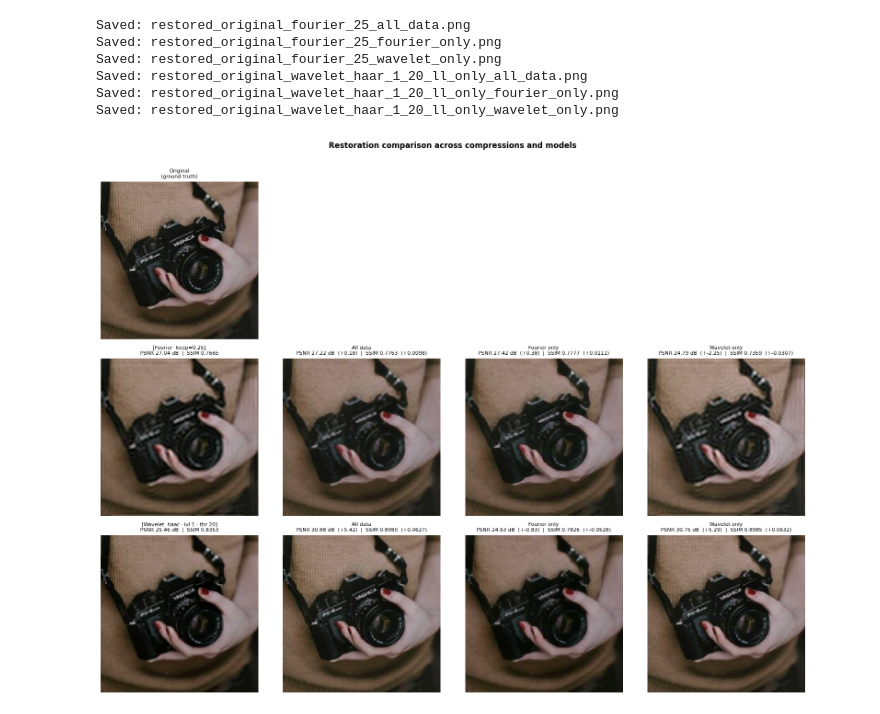
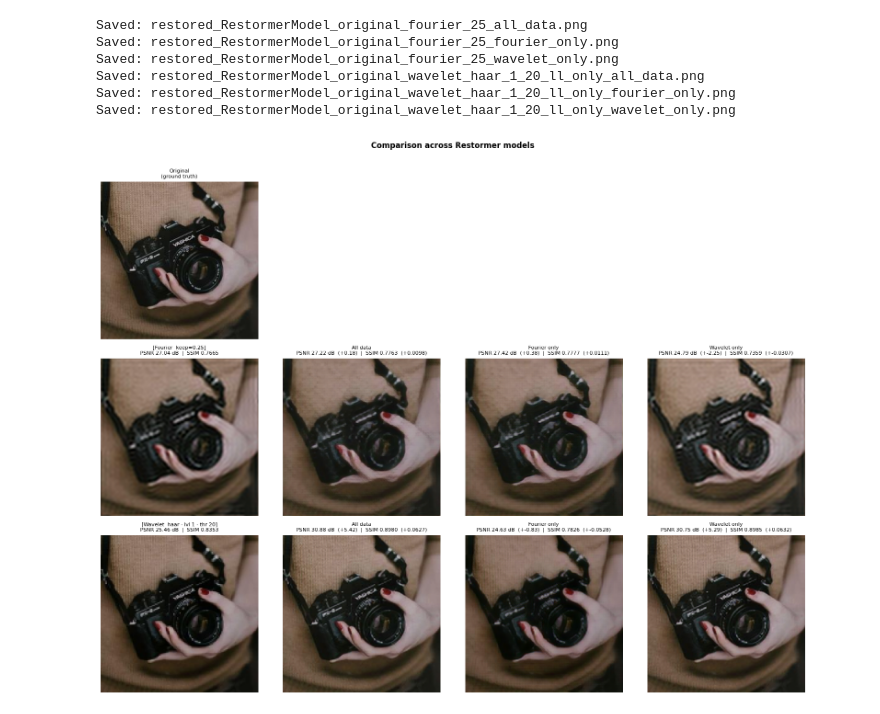
Before and after one commit to enrico-favale/deep-image-restoration, a Jupyter notebook: notebooks/05_restormer_inference_test.ipynb, the cells around one changed output. Drawn from its saved outputs; the diff is of its cells as text; code cells hidden in the pictures.

Commit message:
Better inference names

```diff
--- a/notebooks/05_restormer_inference_test.ipynb
+++ b/notebooks/05_restormer_inference_test.ipynb
@@ -73,32 +73,34 @@ for compressed in [compressed_fourier, compressed_wavelet]:
             model=model_instance,
             device="cpu",
         )
-        out_name = make_output_name(compressed, checkpoint_path, MODEL_SAVE_LABELS)
+        out_name = make_output_name(compressed, checkpoint_path, model_instance.__class__.__name__, MODEL_SAVE_LABELS)
         restored.save(INFERENCE_DIR / out_name)
         print(f"Saved: {out_name}")
 # %% [output]
-Saved: restored_original_fourier_25_all_data.png
-Saved: restored_original_fourier_25_fourier_only.png
-Saved: restored_original_fourier_25_wavelet_only.png
-Saved: restored_original_wavelet_haar_1_20_ll_only_all_data.png
-Saved: restored_original_wavelet_haar_1_20_ll_only_fourier_only.png
-Saved: restored_original_wavelet_haar_1_20_ll_only_wavelet_only.png
+Saved: restored_RestormerModel_original_fourier_25_all_data.png
+Saved: restored_RestormerModel_original_fourier_25_fourier_only.png
+Saved: restored_RestormerModel_original_fourier_25_wavelet_only.png
+Saved: restored_RestormerModel_original_wavelet_haar_1_20_ll_only_all_data.png
+Saved: restored_RestormerModel_original_wavelet_haar_1_20_ll_only_fourier_only.png
+Saved: restored_RestormerModel_original_wavelet_haar_1_20_ll_only_wavelet_only.png
 # %%
 plot_restoration_comparation_between_models(
+    title="Comparison across Restormer models",
     original_path=ORIGINAL_IMG,
     compressions=[
         {
             "compressed_path": compressed_fourier,
             "label": "Fourier  keep=0.25"
         },
         {
             "compressed_path": compressed_wavelet,
             "label": "Wavelet  haar · lvl 1 · thr 20",
         },
     ],
     model_paths=[MODEL_ALL_DATA, MODEL_FOURIER_ONLY, MODEL_WAVELET_ONLY],
     model_display_labels=MODEL_DISPLAY_LABELS,
     model_save_labels=MODEL_SAVE_LABELS,
+    model_type=model_instance.__class__.__name__,
 )
 # %% [output]
-[figure, old version]
+[figure, new version]
```
Also changed, not shown: 14 other files.
